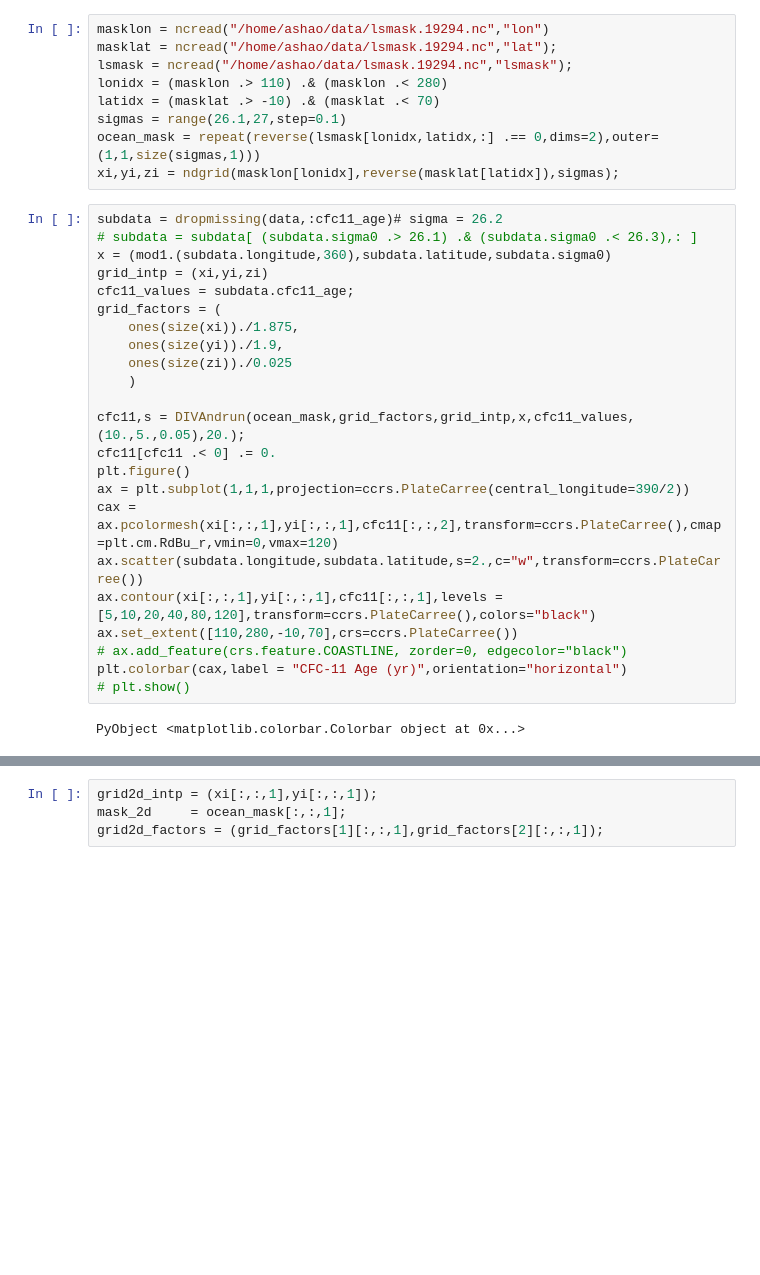
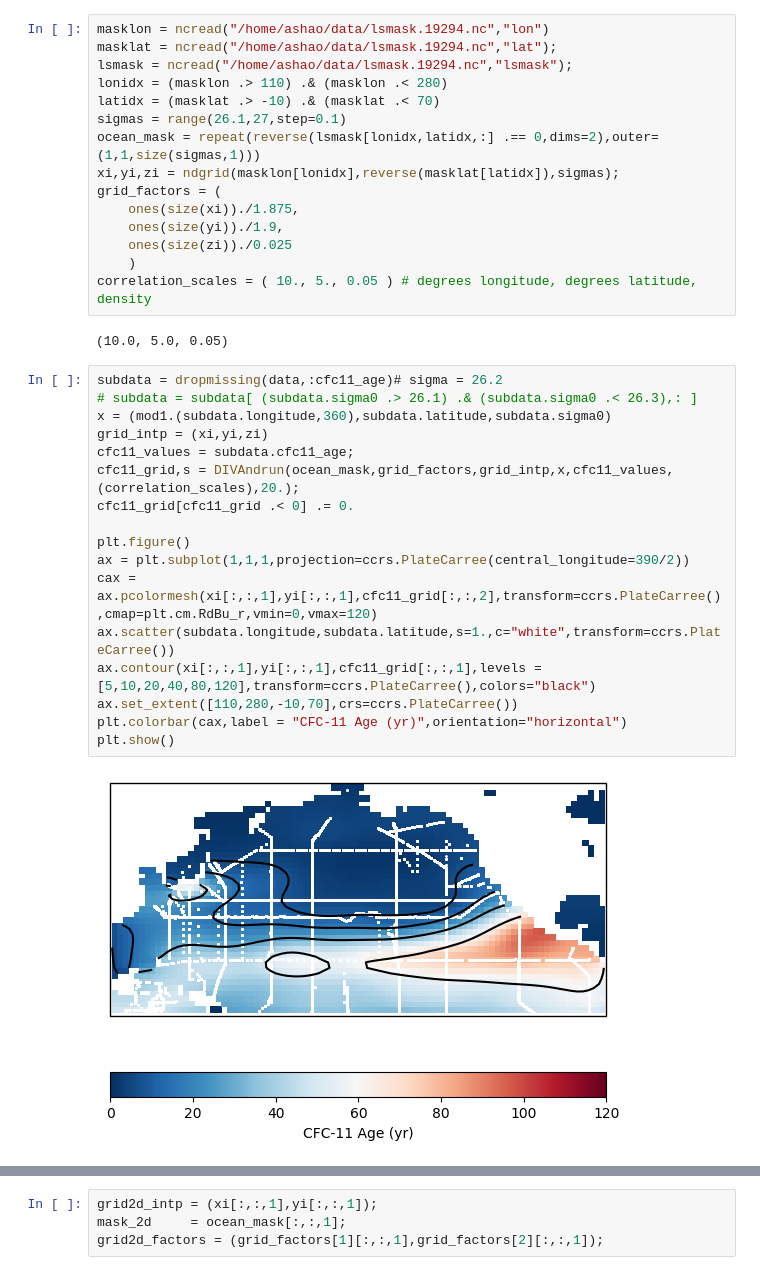
Before and after one commit to ashao/glodap_analysis, a Jupyter notebook: grid_quantities.ipynb, the cells around one changed output, grey strips where cells are left out. Cells and saved outputs as stored; diff of their text form; blank space fills up the shorter version.

```diff
--- a/grid_quantities.ipynb
+++ b/grid_quantities.ipynb
@@ -40,31 +23,33 @@ latidx = (masklat .> -10) .& (masklat .< 70)
 sigmas = range(26.1,27,step=0.1)
 ocean_mask = repeat(reverse(lsmask[lonidx,latidx,:] .== 0,dims=2),outer=(1,1,size(sigmas,1)))
 xi,yi,zi = ndgrid(masklon[lonidx],reverse(masklat[latidx]),sigmas);
+grid_factors = (
+    ones(size(xi))./1.875,
+    ones(size(yi))./1.9,
+    ones(size(zi))./0.025
+    )
+correlation_scales = ( 10., 5., 0.05 ) # degrees longitude, degrees latitude, density
+# %% [output]
+(10.0, 5.0, 0.05)
 # %%
 subdata = dropmissing(data,:cfc11_age)# sigma = 26.2
 # subdata = subdata[ (subdata.sigma0 .> 26.1) .& (subdata.sigma0 .< 26.3),: ]
 x = (mod1.(subdata.longitude,360),subdata.latitude,subdata.sigma0)
 grid_intp = (xi,yi,zi)
 cfc11_values = subdata.cfc11_age;
-grid_factors = (
-    ones(size(xi))./1.875,
-    ones(size(yi))./1.9,
-    ones(size(zi))./0.025
-    )
+cfc11_grid,s = DIVAndrun(ocean_mask,grid_factors,grid_intp,x,cfc11_values,(correlation_scales),20.);
+cfc11_grid[cfc11_grid .< 0] .= 0.
 
-cfc11,s = DIVAndrun(ocean_mask,grid_factors,grid_intp,x,cfc11_values,(10.,5.,0.05),20.);
-cfc11[cfc11 .< 0] .= 0.
 plt.figure()
 ax = plt.subplot(1,1,1,projection=ccrs.PlateCarree(central_longitude=390/2))
-cax = ax.pcolormesh(xi[:,:,1],yi[:,:,1],cfc11[:,:,2],transform=ccrs.PlateCarree(),cmap=plt.cm.RdBu_r,vmin=0,vmax=120)
-ax.scatter(subdata.longitude,subdata.latitude,s=2.,c="w",transform=ccrs.PlateCarree())
-ax.contour(xi[:,:,1],yi[:,:,1],cfc11[:,:,1],levels = [5,10,20,40,80,120],transform=ccrs.PlateCarree(),colors="black")
+cax = ax.pcolormesh(xi[:,:,1],yi[:,:,1],cfc11_grid[:,:,2],transform=ccrs.PlateCarree(),cmap=plt.cm.RdBu_r,vmin=0,vmax=120)
+ax.scatter(subdata.longitude,subdata.latitude,s=1.,c="white",transform=ccrs.PlateCarree())
+ax.contour(xi[:,:,1],yi[:,:,1],cfc11_grid[:,:,1],levels = [5,10,20,40,80,120],transform=ccrs.PlateCarree(),colors="black")
 ax.set_extent([110,280,-10,70],crs=ccrs.PlateCarree())
-# ax.add_feature(crs.feature.COASTLINE, zorder=0, edgecolor="black")
 plt.colorbar(cax,label = "CFC-11 Age (yr)",orientation="horizontal")
-# plt.show()
+plt.show()
 # %% [output]
-PyObject <matplotlib.colorbar.Colorbar object at 0x...>
+[figure, added]
 # %%
 o2data = data[(data.oxygenqc .== 1) .& (data.oxygen.>0),:]
 x = (mod1.(o2data.longitude,360),o2data.latitude,o2data.sigma0)
```
Also changed, not shown: parts of 8 cells of this notebook, 3 other files.
